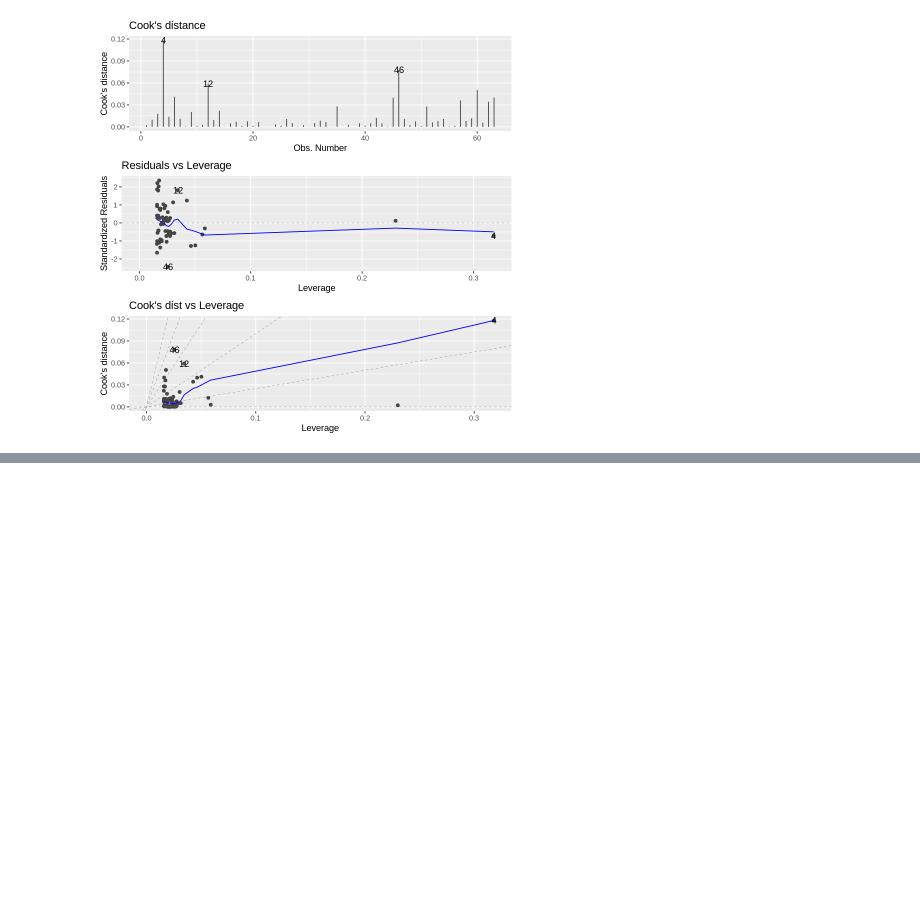
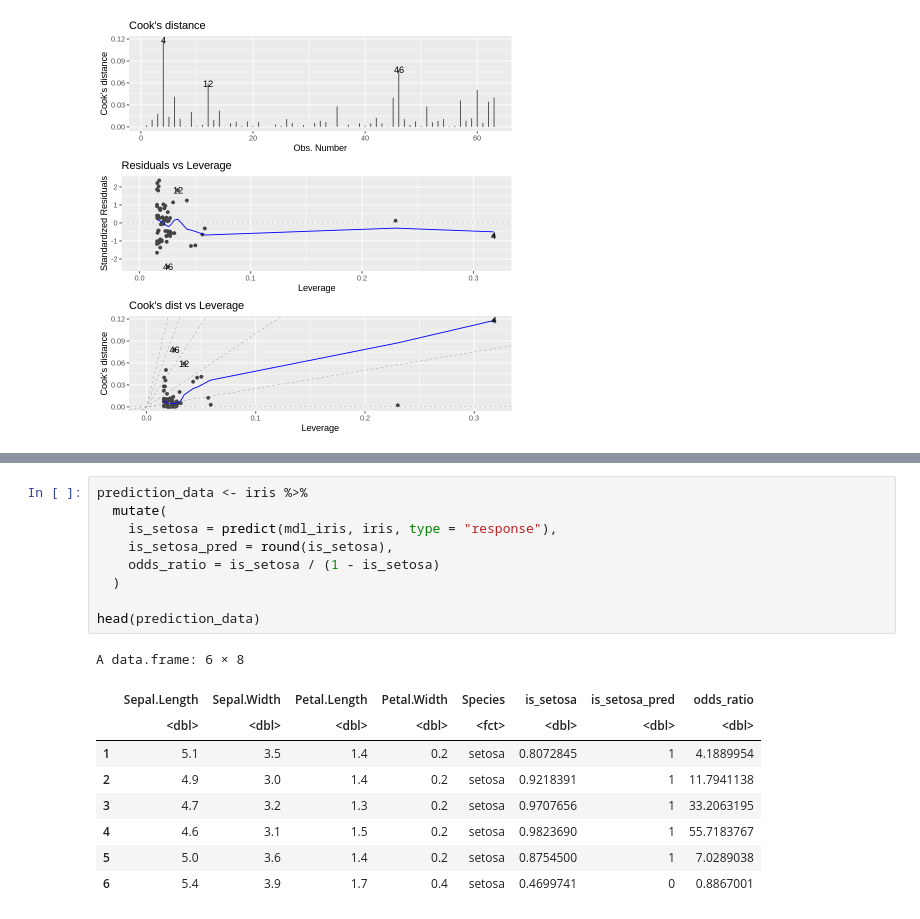
Before and after one commit to polaroidz/polaroidz, a Jupyter notebook: Regression_in_R.ipynb, the cells around one changed output, grey strips where cells are left out. Saved outputs shown, nothing was run; the diff lists cells and outputs as text; blank space fills up the shorter version.

```diff
--- a/Regression_in_R.ipynb
+++ b/Regression_in_R.ipynb
@@ -291,0 +343,19 @@ autoplot(model, which = 4:6, nrow = 3, ncol = 1)
+# %%
+prediction_data <- iris %>%
+  mutate(
+    is_setosa = predict(mdl_iris, iris, type = "response"),
+    is_setosa_pred = round(is_setosa),
+    odds_ratio = is_setosa / (1 - is_setosa)
+  )
+
+head(prediction_data)
+# %% [output]
+A data.frame: 6 × 8
+|  | Sepal.Length | Sepal.Width | Petal.Length | Petal.Width | Species | is_setosa | is_setosa_pred | odds_ratio |
+|  | <dbl> | <dbl> | <dbl> | <dbl> | <fct> | <dbl> | <dbl> | <dbl> |
+| 1 | 5.1 | 3.5 | 1.4 | 0.2 | setosa | 0.8072845 | 1 | 4.1889954 |
+| 2 | 4.9 | 3.0 | 1.4 | 0.2 | setosa | 0.9218391 | 1 | 11.7941138 |
+| 3 | 4.7 | 3.2 | 1.3 | 0.2 | setosa | 0.9707656 | 1 | 33.2063195 |
+| 4 | 4.6 | 3.1 | 1.5 | 0.2 | setosa | 0.9823690 | 1 | 55.7183767 |
+| 5 | 5.0 | 3.6 | 1.4 | 0.2 | setosa | 0.8754500 | 1 | 7.0289038 |
+| 6 | 5.4 | 3.9 | 1.7 | 0.4 | setosa | 0.4699741 | 0 | 0.8867001 |
```
Also changed, not shown: parts of 13 cells of this notebook.
